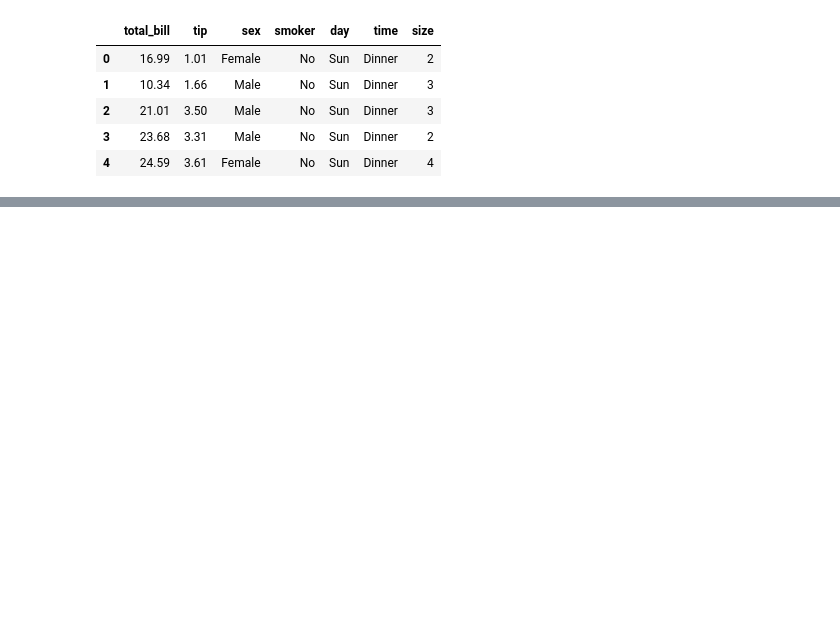
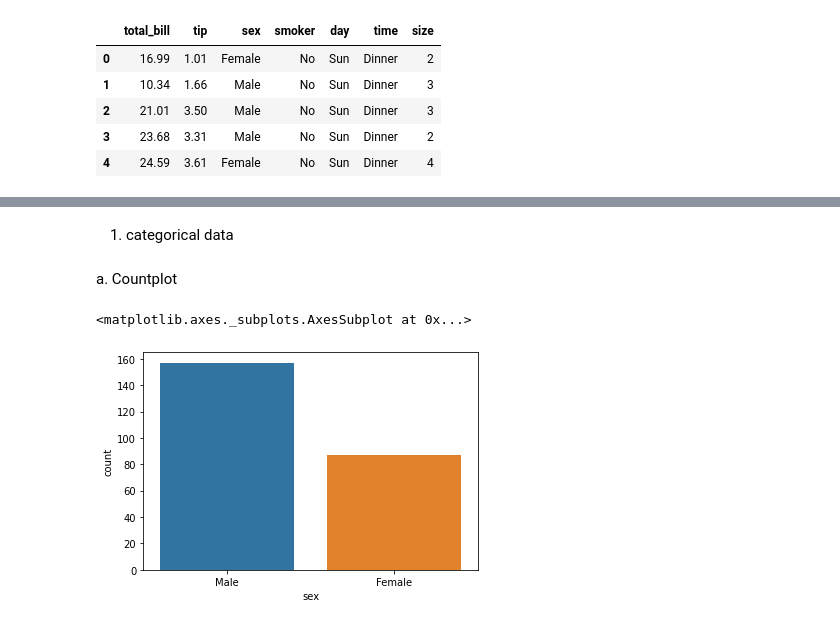
Before and after one commit to coderanandmaurya/seaborn, a Jupyter notebook: seaborn.ipynb, the cells around one changed output, grey strips where cells are left out. Saved outputs shown, nothing was run; the diff lists cells and outputs as text; code cells hidden in the pictures; blank space fills up the shorter version.

```diff
--- a/seaborn.ipynb
+++ b/seaborn.ipynb
@@ -19,5 +19,5 @@ Requirement already satisfied: six>=1.5 in /usr/local/lib/python3.7/dist-package
 # %%
 import seaborn as sns
 # %%
-tips=sns.load_dataset("tips")
+df=sns.load_dataset("tips")
 # %%
@@ -94,0 +35,9 @@ sns.relplot(x ="total_bill",
+# %% [markdown]
+1. categorical data
+# %% [markdown]
+a. Countplot
+# %%
+sns.countplot(df['sex'])
+# %% [output]
+<matplotlib.axes._subplots.AxesSubplot at 0x...>
+[figure, added]
```
Also changed, not shown: parts of 19 cells of this notebook.
